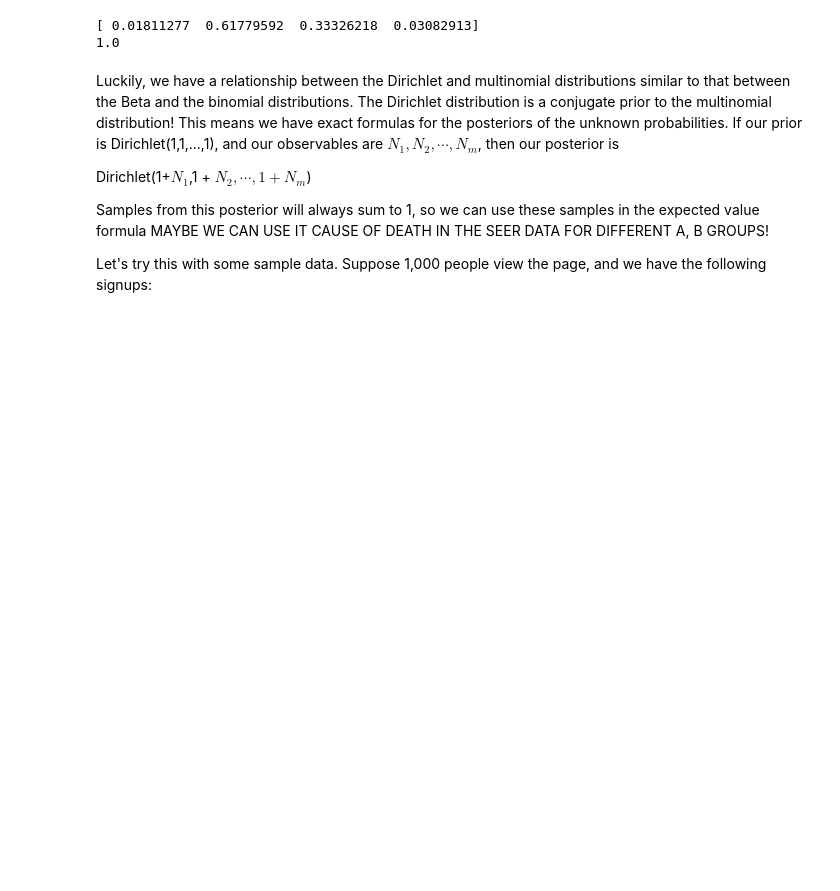
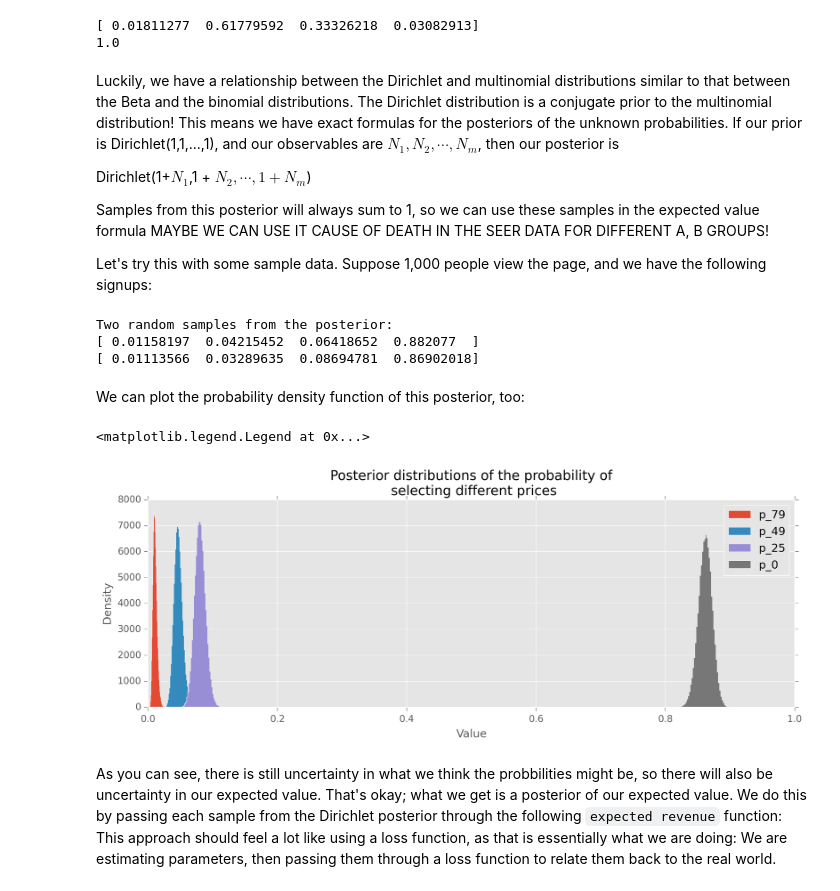
Before and after one commit to doolingdavid/Probabilistic-Programming-and-Bayesian-Methods-for-Hackers, a Jupyter notebook: ABNOTES.ipynb, the cells around one changed output. Saved outputs shown, nothing was run; the diff lists cells and outputs as text; code cells hidden in the pictures; blank space fills up the shorter version.

````diff
--- a/ABNOTES.ipynb
+++ b/ABNOTES.ipynb
@@ -1241,3 +1241,41 @@ Samples from this posterior will always sum to 1, so we can use these samples in
 MAYBE WE CAN USE IT CAUSE OF DEATH IN THE SEER DATA FOR DIFFERENT A, B GROUPS!
 
 Let's try this with some sample data. Suppose 1,000 people view the page, and we have the following signups:
+# %%
+N = 1000      # number of people who died
+N_79 = 10     # number of people who died via process 1
+N_49 = 46     #  number of people who died via process 2
+N_25 = 80
+N_0 = N - (N_79 + N_49 + N_25)    # number of people who did NOT die yet
+
+# Maybe break out the SEER data into 2 groups; those that received some form of radiation and those that have not.
+# then collect numbers anallgous to those above        ; ok
+
+observations = np.array([N_79, N_49, N_25, N_0])
+
+prior_parameters = np.array([1,1,1,1])     # analagous to uniform priors on the p's
+posterior_samples = dirichlet(prior_parameters + observations, size=100000)
+
+print "Two random samples from the posterior:"
+
+print posterior_samples[0]
+print posterior_samples[1]
+# %% [output]
+Two random samples from the posterior:
+[ 0.01158197  0.04215452  0.06418652  0.882077  ]
+[ 0.01113566  0.03289635  0.08694781  0.86902018]
+# %% [markdown]
+We can plot the probability density function of this posterior, too:
+# %%
+for i, label in enumerate(['p_79', 'p_49', 'p_25', 'p_0']):
+    ax = plt.hist(posterior_samples[:,i], bins=50, label=label,histtype='stepfilled')
+plt.xlabel('Value')
+plt.ylabel('Density')
+plt.title("Posterior distributions of the probability of \n selecting different prices")
+plt.legend()
+# %% [output]
+<matplotlib.legend.Legend at 0x...>
+[figure, added]
+# %% [markdown]
+As you can see, there is still uncertainty in what we think the probbilities might be, so there will also be uncertainty in our expected value. That's okay; what we get is a posterior of our expected value. We do this by passing each sample from the Dirichlet posterior through the following ```expected revenue``` function:
+This approach should feel a lot like using a loss function, as that is essentially what we are doing: We are estimating parameters, then passing them through a loss function to relate them back to the real world.
````
Also changed, not shown: parts of 9 cells of this notebook.
